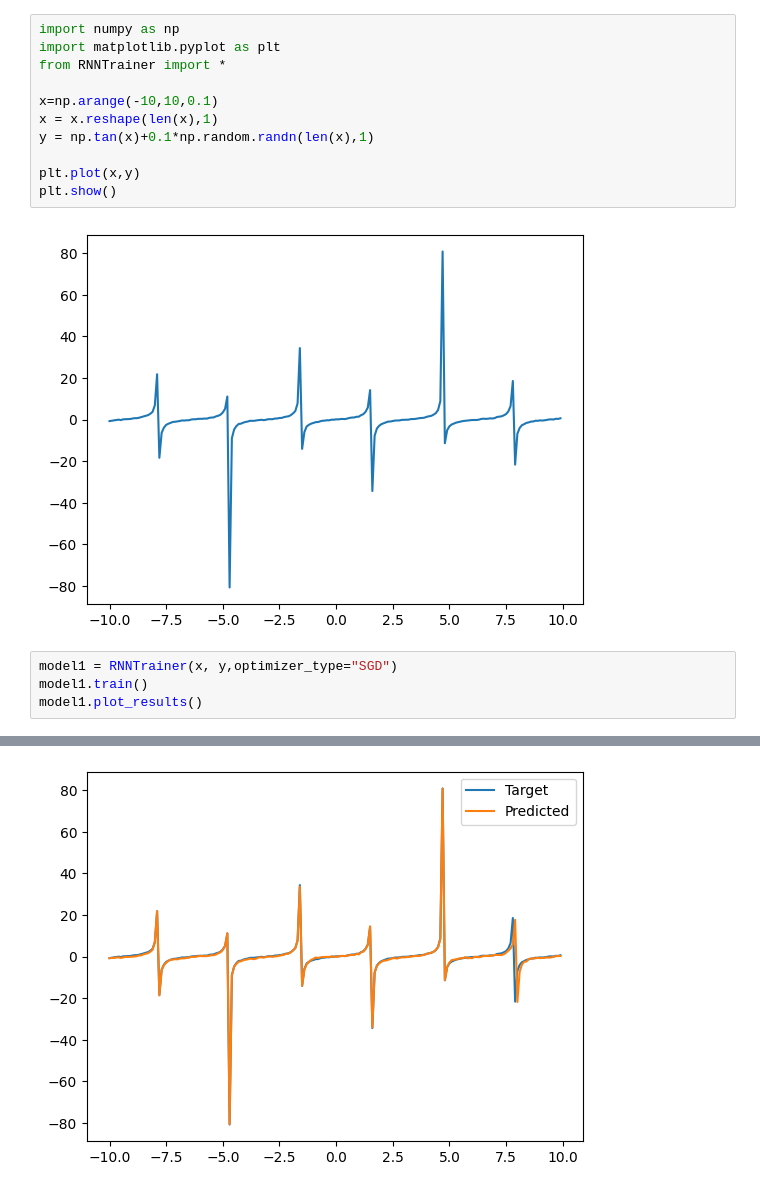
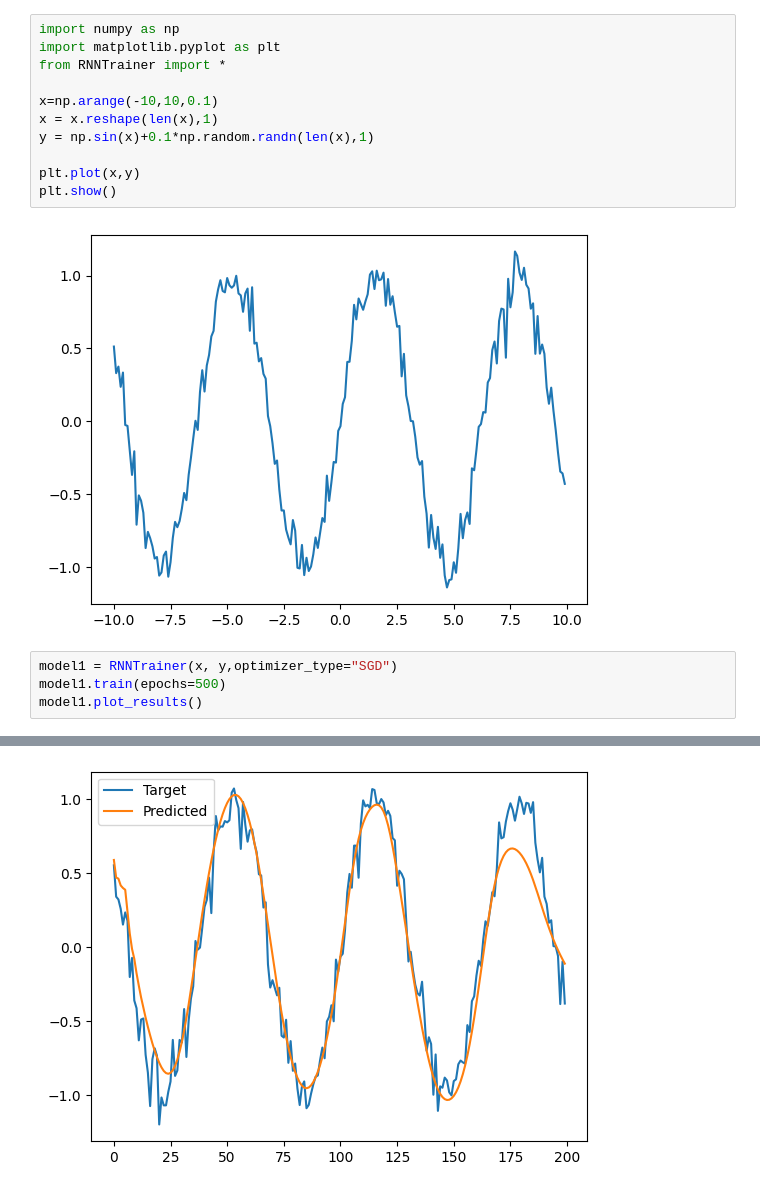
Before and after one commit to THOTHSM/RNN-Scratch, a Jupyter notebook: RNN.ipynb, the cells around one changed output, grey strips where cells are left out. Cells and saved outputs as stored; diff of their text form.

```diff
--- a/RNN.ipynb
+++ b/RNN.ipynb
@@ -5,15 +5,15 @@ from RNNTrainer import *
 
 x=np.arange(-10,10,0.1)
 x = x.reshape(len(x),1)
-y = np.tan(x)+0.1*np.random.randn(len(x),1)
+y = np.sin(x)+0.1*np.random.randn(len(x),1)
 
 plt.plot(x,y)
 plt.show()
 # %% [output]
-[figure, old version]
+[figure, new version]
 # %%
 model1 = RNNTrainer(x, y,optimizer_type="SGD")
-model1.train()
+model1.train(epochs=500)
 model1.plot_results()
 # %% [output]
 -------------------------
@@ -35,4 +23,4 @@ Min loss achieved: [[0.0299]]
 ####################################################################################################
-[figure, old version]
+[figure, new version]
 # %%
 model2 = RNNTrainer(x, y,optimizer_type="Adam")
```
Also changed, not shown: parts of 8 cells of this notebook, 2 other files.
